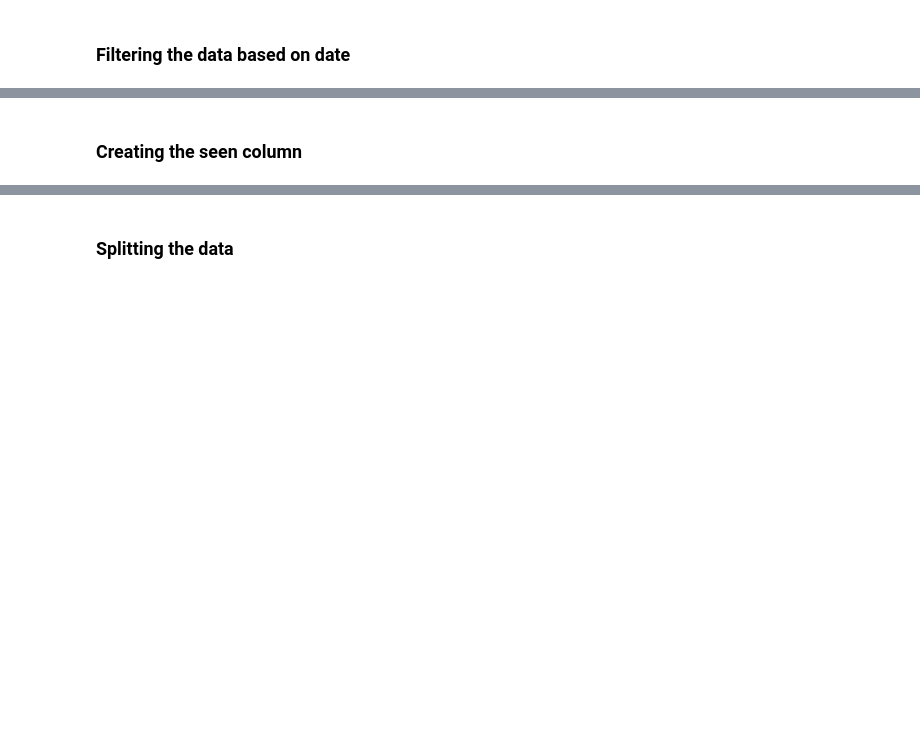
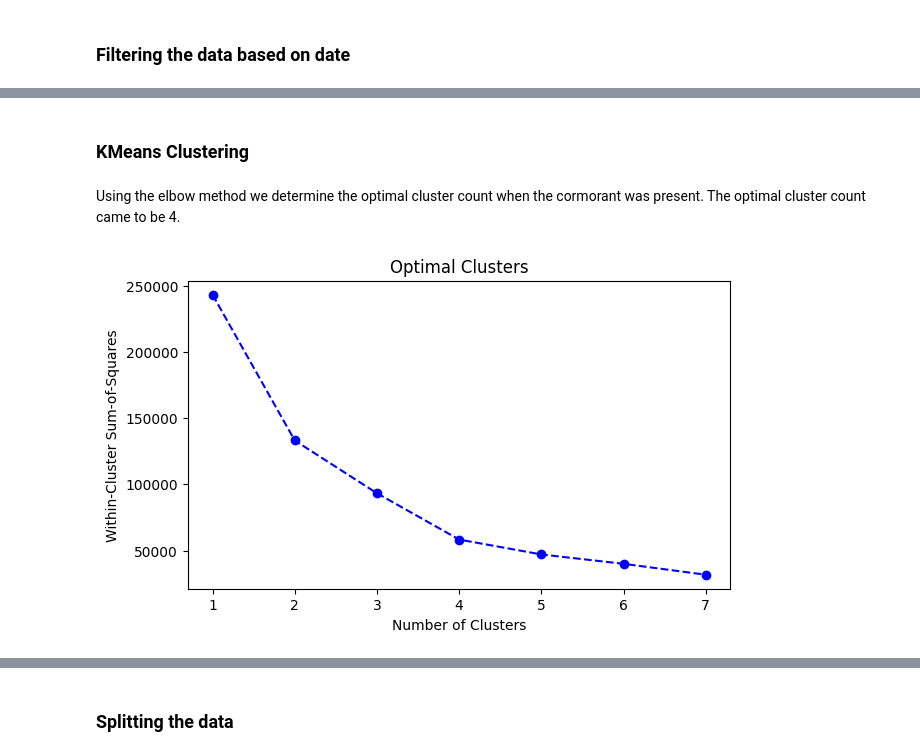
Before and after one commit to kebabzter/the-greatest-cormorant, a Jupyter notebook: notebook-final.ipynb, the cells around one changed output, grey strips where cells are left out. Cells and saved outputs as stored; diff of their text form; code cells hidden in the pictures; blank space fills up the shorter version.

Commit message:
Created KMeans Clustering for the cormorant sightings

```diff
--- a/notebook-final.ipynb
+++ b/notebook-final.ipynb
@@ -717,2 +718,28 @@ df_filtered.tail(5)
-# %% [markdown]
-### Creating the seen column
+# %% [markdown]
+### KMeans Clustering
+# %% [markdown]
+Using the elbow method we determine the optimal cluster count when the cormorant was present. The optimal cluster count came to be 4.
+# %%
+df_clusters = df_filtered[df_filtered["Phalacrocorax carbo"] > 0].copy()
+X_clusters = df_clusters[["decimalLongitude", "decimalLatitude"]].values
+
+inertia = []
+K_range = range(1, 8)
+
+for k in K_range:
+    kmeans = KMeans(
+        n_clusters = k,
+        random_state=42,
+        n_init="auto"
+    ).fit(X_clusters)
+    inertia.append(kmeans.inertia_)
+
+plt.figure(figsize=(7, 4))
+plt.plot(K_range, inertia, marker="o", linestyle="--", color="b")
+plt.xlabel("Number of Clusters")
+plt.ylabel("Within-Cluster Sum-of-Squares")
+plt.title("Optimal Clusters")
+plt.grid(False)
+plt.show()
+# %% [output]
+[figure, added]
```
Also changed, not shown: parts of 8 cells of this notebook.
